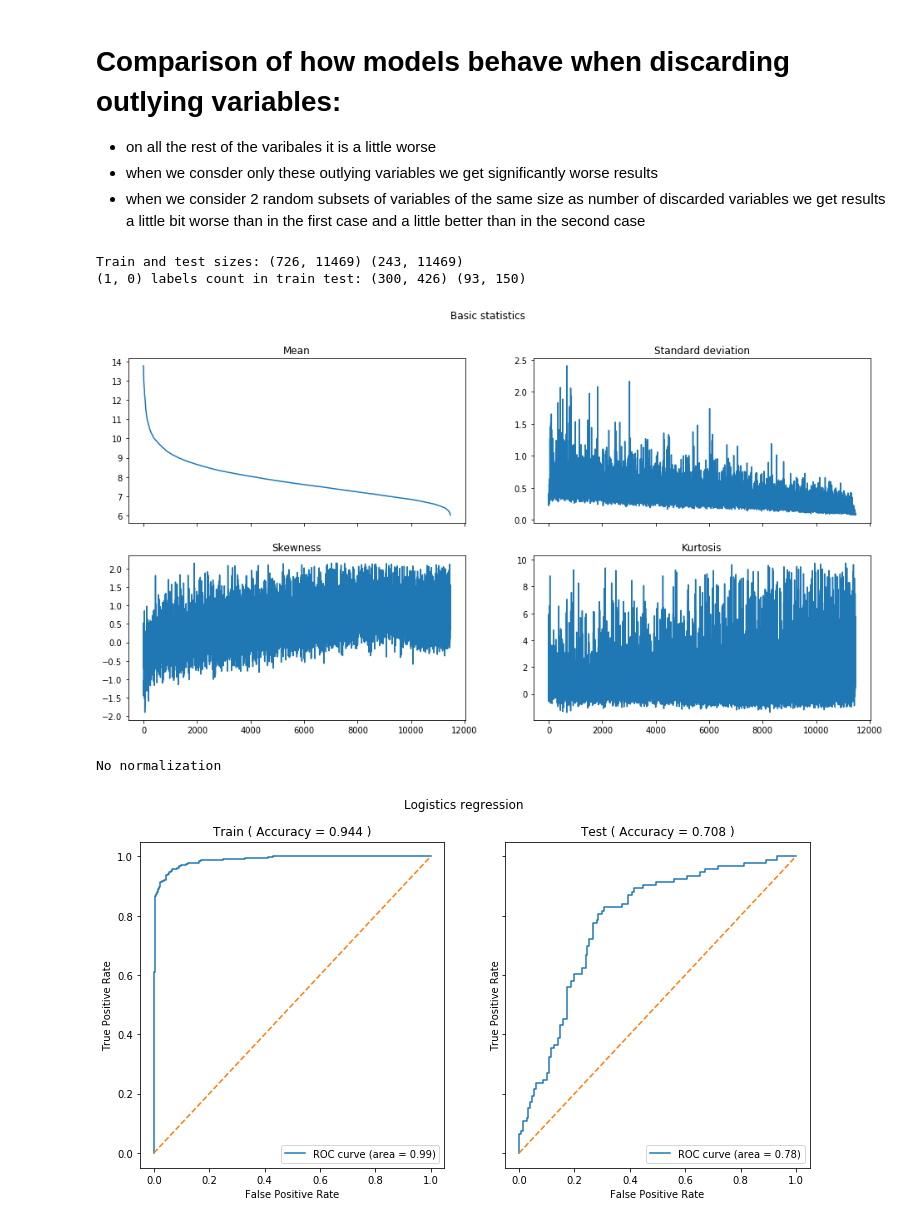
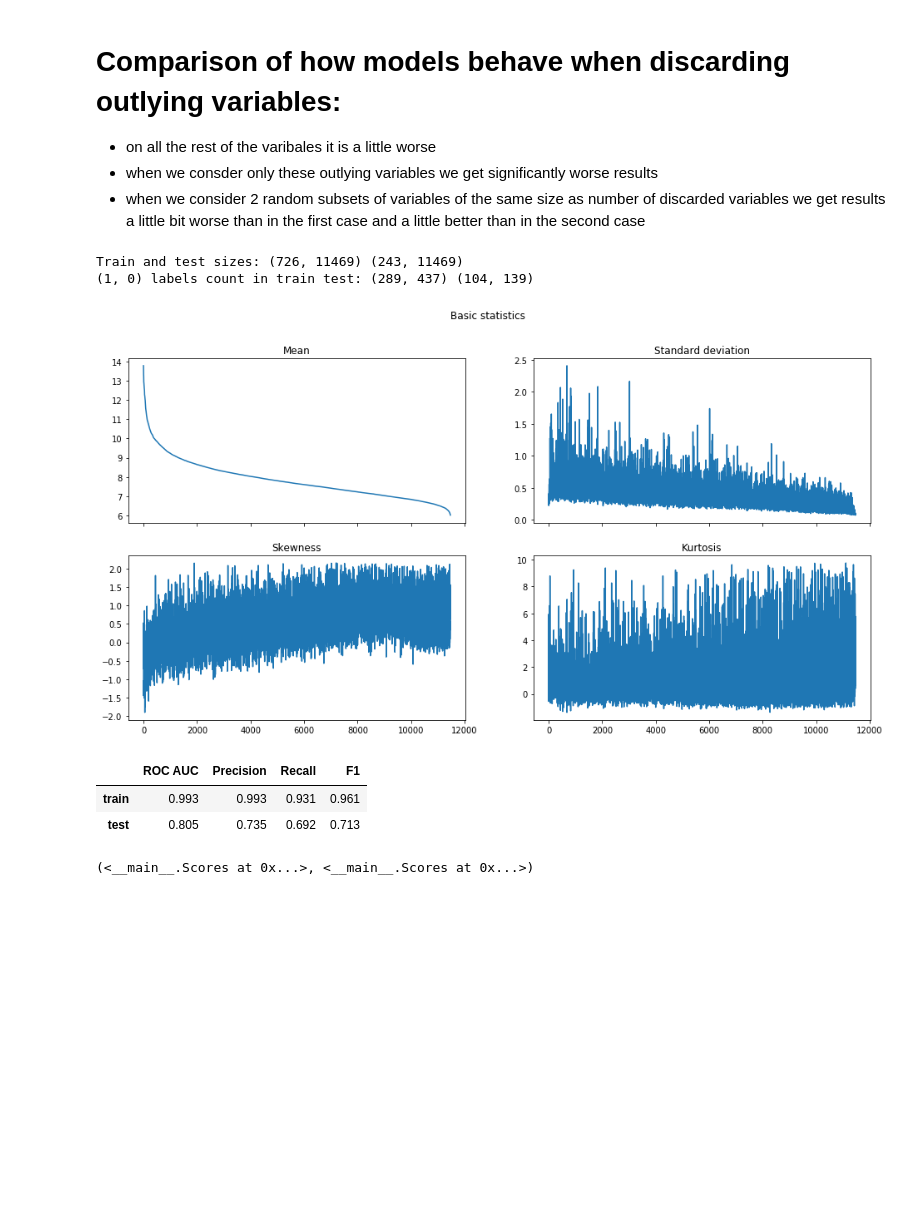
Before and after one commit to sjwilczynski/geneExpr, a Jupyter notebook: Exploration.ipynb, the cells around one changed output. Cells and saved outputs as stored; diff of their text form; code cells hidden in the pictures; blank space fills up the shorter version.

Commit message:
cleanup normalization and exploration - replace plots with scores, add more random variable subsets

```diff
--- a/Exploration.ipynb
+++ b/Exploration.ipynb
@@ -34,0 +25,2 @@ Train and test sizes: (726, 12179) (243, 12179)
+# %%
+clf_logit = fit_clf(LogisticRegression(solver="liblinear", penalty="l1", C=0.3), X_train, y_train, X_test, y_test, "Logistics regression")
@@ -41,6 +35,3 @@ print_scores(train_scores, test_scores)
 |  | ROC AUC | Precision | Recall | F1 |
 | train | 0.993 | 0.971 | 0.941 | 0.956 |
 | test | 0.818 | 0.740 | 0.712 | 0.725 |
-# %%
-clf_forest, train_scores, test_scores = clf_scores(clf_forest, X_train, y_train, X_test, y_test)
-print_scores(train_scores, test_scores)
@@ -152,23 +138,21 @@ dataset_random2 = dataset[:, np.random.choice(np.arange(p), size = dataset_05.sh
 # %%
 def basic_insight(dataset):
     X_train, X_test, y_train, y_test = train_test_split(dataset, labels, test_size=0.25, shuffle = True)
     print("Train and test sizes: {} {}".format(X_train.shape, X_test.shape))
     print("(1, 0) labels count in train test: {} {}".format((np.count_nonzero(y_train==1), np.count_nonzero(y_train==0)),
                                                             (np.count_nonzero(y_test==1), np.count_nonzero(y_test==0))))
 
-    standarizer = StandardScaler().fit(X_train)
-    X_std_train = standarizer.transform(X_train)
-    X_std_test = standarizer.transform(X_test)
     p, means, std, skews, curtoses = compute_basic_statistics(dataset)
-    print("No normalization")
-    (clf_logit, clf_forest) = fit_models(X_train, y_train, X_test, y_test)
-    #print("After standarization")
-    #(clf_logit, clf_forest) = fit_models(X_std_train, y_train, X_std_test, y_test)
+    clf_logit, train_scores, test_scores = fit_clf_scores(LogisticRegression(solver="liblinear", penalty="l1", C=0.3), X_train, y_train, X_test, y_test)
+    print_scores(train_scores, test_scores)
+    return train_scores, test_scores
 
 basic_insight(dataset_95)
 # %% [output]
 Train and test sizes: (726, 11469) (243, 11469)
-(1, 0) labels count in train test: (300, 426) (93, 150)
+(1, 0) labels count in train test: (289, 437) (104, 139)
 [figure]
+|  | ROC AUC | Precision | Recall | F1 |
+| train | 0.993 | 0.993 | 0.931 | 0.961 |
+| test | 0.805 | 0.735 | 0.692 | 0.713 |
-No normalization
+(<__main__.Scores at 0x...>, <__main__.Scores at 0x...>)
-[figure, removed]
```
Also changed, not shown: parts of 14 cells of this notebook, 2 other files.
